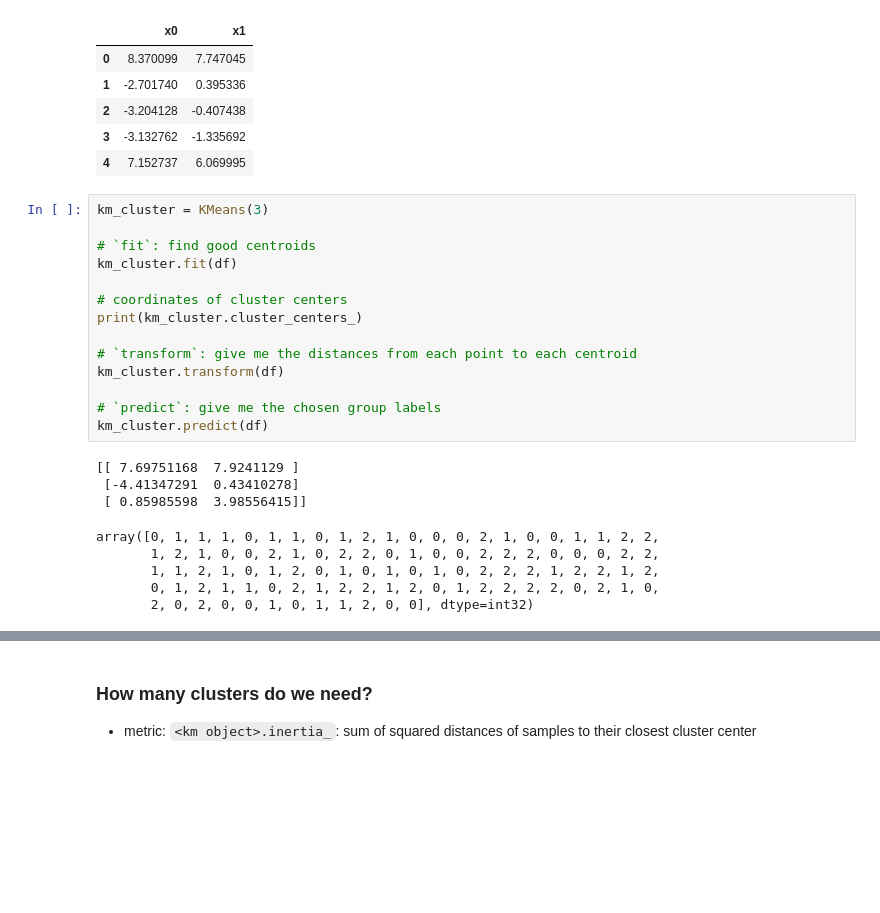
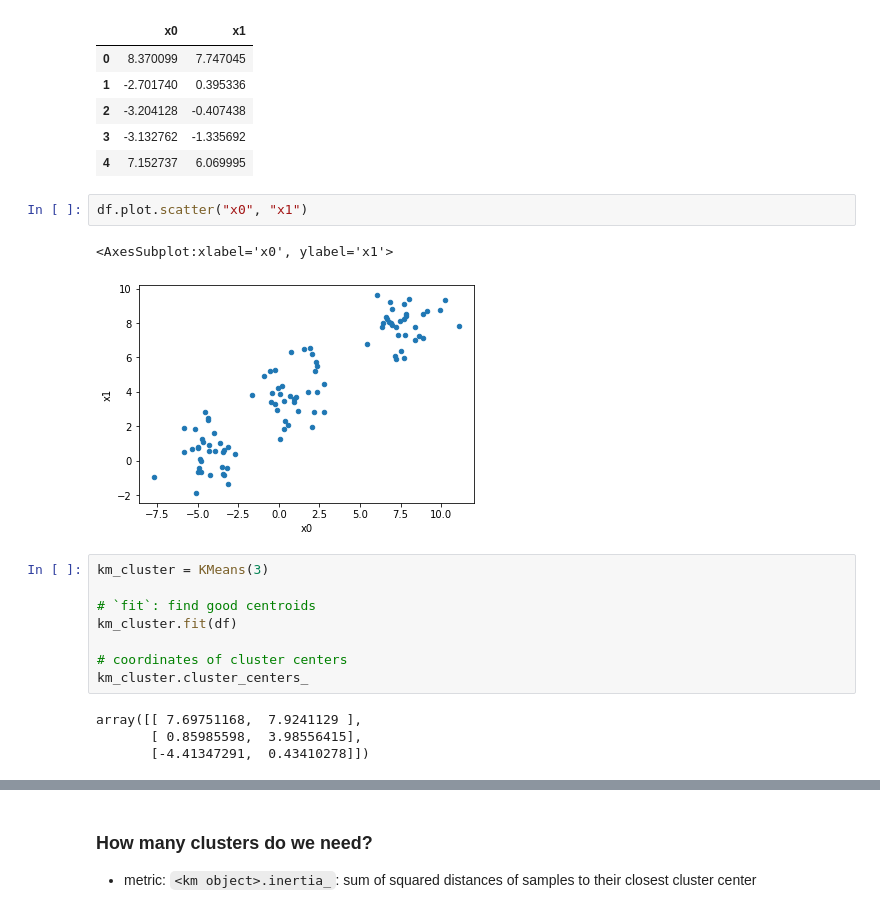
Before and after one commit to msyamkumar/cs320-lecture-notes, a Jupyter notebook: lec_39_Decomposition/lecture.ipynb, the cells around one changed output, grey strips where cells are left out. Cells and saved outputs as stored; diff of their text form; blank space fills up the shorter version.

Commit message:
clustering 2

```diff
--- a/lec_39_Decomposition/lecture.ipynb
+++ b/lec_39_Decomposition/lecture.ipynb
@@ -44,6 +46,11 @@ df.head()
 | 2 | -3.204128 | -0.407438 |
 | 3 | -3.132762 | -1.335692 |
 | 4 | 7.152737 | 6.069995 |
+# %%
+df.plot.scatter("x0", "x1")
+# %% [output]
+<AxesSubplot:xlabel='x0', ylabel='x1'>
+[figure, added]
 # %%
 km_cluster = KMeans(3)
 
@@ -51,19 +58,8 @@ km_cluster = KMeans(3)
 km_cluster.fit(df)
 
 # coordinates of cluster centers
-print(km_cluster.cluster_centers_)
-
-# `transform`: give me the distances from each point to each centroid
-km_cluster.transform(df)
-
-# `predict`: give me the chosen group labels
-km_cluster.predict(df)
+km_cluster.cluster_centers_
 # %% [output]
-[[ 7.69751168  7.9241129 ]
- [-4.41347291  0.43410278]
- [ 0.85985598  3.98556415]]
+array([[ 7.69751168,  7.9241129 ],
+       [ 0.85985598,  3.98556415],
+       [-4.41347291,  0.43410278]])
-array([0, 1, 1, 1, 0, 1, 1, 0, 1, 2, 1, 0, 0, 0, 2, 1, 0, 0, 1, 1, 2, 2,
-       1, 2, 1, 0, 0, 2, 1, 0, 2, 2, 0, 1, 0, 0, 2, 2, 2, 0, 0, 0, 2, 2,
-       1, 1, 2, 1, 0, 1, 2, 0, 1, 0, 1, 0, 1, 0, 2, 2, 2, 1, 2, 2, 1, 2,
-       0, 1, 2, 1, 1, 0, 2, 1, 2, 2, 1, 2, 0, 1, 2, 2, 2, 2, 0, 2, 1, 0,
-       2, 0, 2, 0, 0, 1, 0, 1, 1, 2, 0, 0], dtype=int32)
```
Also changed, not shown: parts of 40 cells of this notebook, 1 other file.
